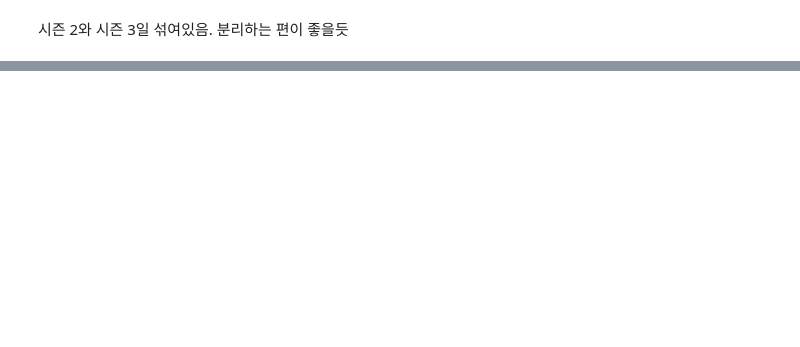
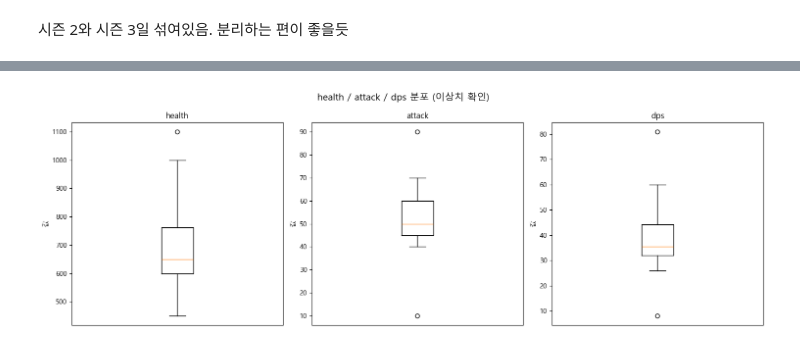
Before and after one commit to hanalo26/Third-project-sparta, a Jupyter notebook: works/Yunju_Lee/eda.ipynb, the cells around one changed output, grey strips where cells are left out. Saved outputs shown, nothing was run; the diff lists cells and outputs as text; code cells hidden in the pictures; blank space fills up the shorter version.

```diff
--- a/works/Yunju_Lee/eda.ipynb
+++ b/works/Yunju_Lee/eda.ipynb
@@ -1045,0 +1503,97 @@ GrandMaster 80,000   79,918  99.90%
+# %%
+import matplotlib.pyplot as plt
+import warnings
+
+warnings.filterwarnings('ignore')
+plt.rcParams['font.family'] = 'Malgun Gothic'
+plt.rcParams['axes.unicode_minus'] = False
+
+# =====================
+# 1. health/attack/dps 이상치 확인
+# =====================
+fig, axes = plt.subplots(1, 3, figsize=(15, 5))
+fig.suptitle('health / attack / dps 분포 (이상치 확인)', fontsize=14)
+
+for ax, col in zip(axes, ['health', 'attack', 'dps']):
+    ax.boxplot(df_Champion[col], showfliers=True)
+    ax.set_title(col)
+    ax.set_ylabel('값')
+    ax.set_xticks([])
+
+plt.tight_layout()
+plt.show()
+
+# 이상치 행 확인
+for col in ['health', 'attack', 'dps']:
+    Q1 = df_Champion[col].quantile(0.25)
+    Q3 = df_Champion[col].quantile(0.75)
+    IQR = Q3 - Q1
+    outliers = df_Champion[(df_Champion[col] < Q1 - 1.5*IQR) |
+                            (df_Champion[col] > Q3 + 1.5*IQR)]
+    print(f"\n[{col}] 이상치 ({len(outliers)}개)")
+    print(outliers[['name', 'cost', col]].to_string())
+
+# =====================
+# 2. cost 분포
+# =====================
+fig, ax = plt.subplots(figsize=(8, 4))
+cost_counts = df_Champion['cost'].value_counts().sort_index()
+bars = ax.bar(cost_counts.index, cost_counts.values, color='steelblue')
+ax.set_title('코스트별 챔피언 수')
+ax.set_xlabel('코스트')
+ax.set_ylabel('챔피언 수')
+for bar, val in zip(bars, cost_counts.values):
+    ax.text(bar.get_x() + bar.get_width()/2,
+            bar.get_height() + 0.1,
+            str(val), ha='center', va='bottom')
+plt.tight_layout()
+plt.show()
+
+# =====================
+# 3. origin/class 분포
+# =====================
+# origin
+print("\n=== origin 분포 ===")
+print(df_Champion['origin'].value_counts())
+
+# class (리스트 형태라 파싱 필요)
+import ast
+class_list = []
+for val in df_Champion['class']:
+    try:
+        classes = ast.literal_eval(val)
+        class_list.extend(classes)
+    except:
+        class_list.append(val)
+
+import pandas as pd
+class_counts = pd.Series(class_list).value_counts()
+print("\n=== class 분포 ===")
+print(class_counts)
+
+# 시각화
+fig, axes = plt.subplots(1, 2, figsize=(14, 5))
+fig.suptitle('origin / class 분포', fontsize=14)
+
+df_Champion['origin'].value_counts().plot(kind='bar', ax=axes[0], color='steelblue')
+axes[0].set_title('origin 분포')
+axes[0].set_xlabel('')
+axes[0].tick_params(axis='x', rotation=45)
+
+class_counts.plot(kind='bar', ax=axes[1], color='salmon')
+axes[1].set_title('class 분포')
+axes[1].set_xlabel('')
+axes[1].tick_params(axis='x', rotation=45)
+
+plt.tight_layout()
+plt.show()
+
+# =====================
+# 4. skill_cost 형태 확인
+# =====================
+print("\n=== skill_cost 형태 확인 ===")
+print(df_Champion['skill_cost'].value_counts())
+print(f"\n고유값 수: {df_Champion['skill_cost'].nunique()}")
+print(f"예시 5개: {df_Champion['skill_cost'].head().tolist()}")
+# %% [output]
+[figure, added]
```
Also changed, not shown: parts of 76 cells of this notebook.
